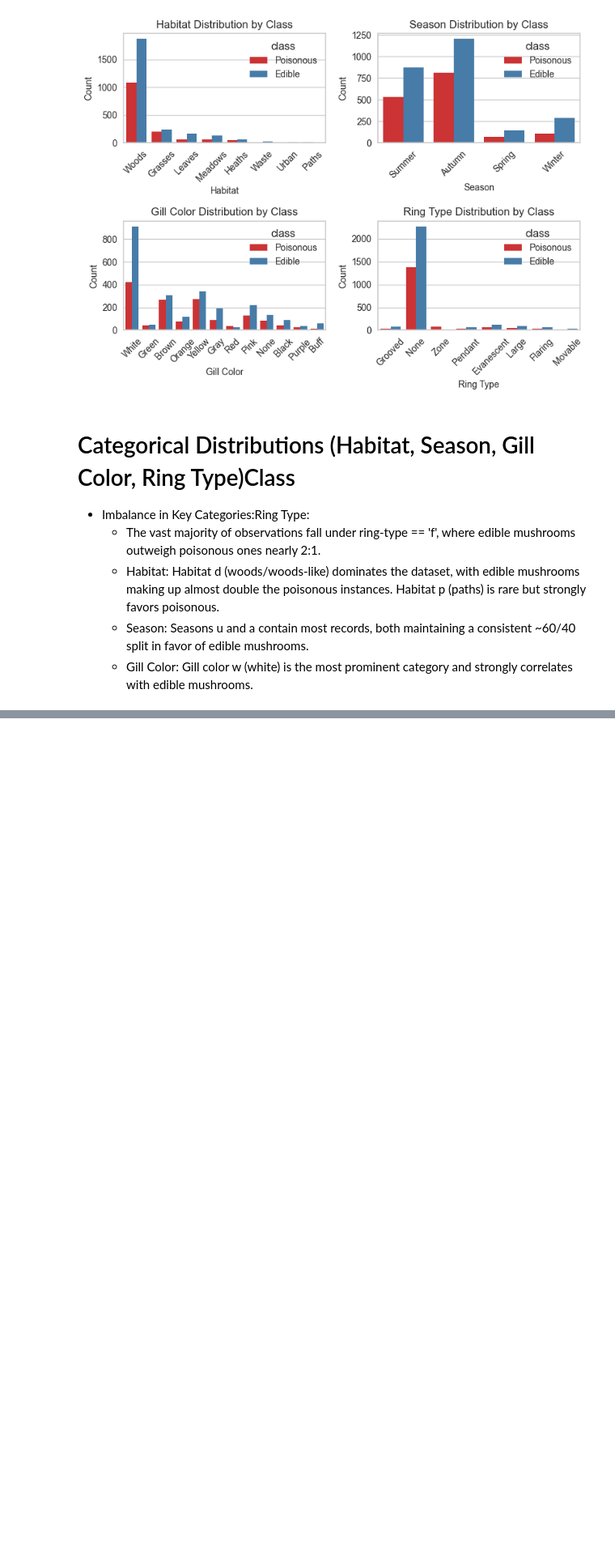
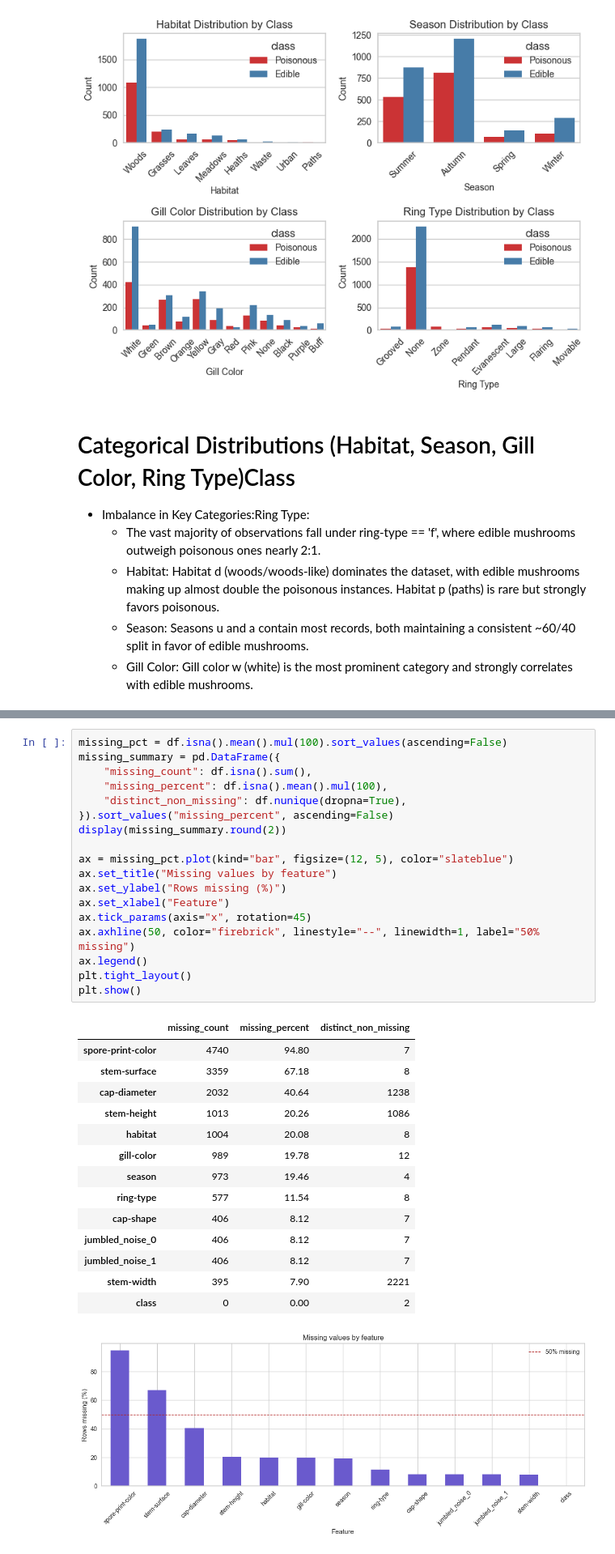
Before and after one commit to dmitcher7/CloudAI-Challenge, a Jupyter notebook: mushrooms/Cisse/1-Data.ipynb, the cells around one changed output, grey strips where cells are left out. Shown at 81% size. Cells and saved outputs as stored; diff of their text form; blank space fills up the shorter version.

```diff
--- a/mushrooms/Cisse/1-Data.ipynb
+++ b/mushrooms/Cisse/1-Data.ipynb
@@ -152,0 +174,34 @@ plt.show()
+# %%
+missing_pct = df.isna().mean().mul(100).sort_values(ascending=False)
+missing_summary = pd.DataFrame({
+    "missing_count": df.isna().sum(),
+    "missing_percent": df.isna().mean().mul(100),
+    "distinct_non_missing": df.nunique(dropna=True),
+}).sort_values("missing_percent", ascending=False)
+display(missing_summary.round(2))
+
+ax = missing_pct.plot(kind="bar", figsize=(12, 5), color="slateblue")
+ax.set_title("Missing values by feature")
+ax.set_ylabel("Rows missing (%)")
+ax.set_xlabel("Feature")
+ax.tick_params(axis="x", rotation=45)
+ax.axhline(50, color="firebrick", linestyle="--", linewidth=1, label="50% missing")
+ax.legend()
+plt.tight_layout()
+plt.show()
+# %% [output]
+|  | missing_count | missing_percent | distinct_non_missing |
+| spore-print-color | 4740 | 94.80 | 7 |
+| stem-surface | 3359 | 67.18 | 8 |
+| cap-diameter | 2032 | 40.64 | 1238 |
+| stem-height | 1013 | 20.26 | 1086 |
+| habitat | 1004 | 20.08 | 8 |
+| gill-color | 989 | 19.78 | 12 |
+| season | 973 | 19.46 | 4 |
+| ring-type | 577 | 11.54 | 8 |
+| cap-shape | 406 | 8.12 | 7 |
+| jumbled_noise_0 | 406 | 8.12 | 7 |
+| jumbled_noise_1 | 406 | 8.12 | 7 |
+| stem-width | 395 | 7.90 | 2221 |
+| class | 0 | 0.00 | 2 |
+[figure, added]
```
Also changed, not shown: parts of 25 cells of this notebook, 2 other files.
